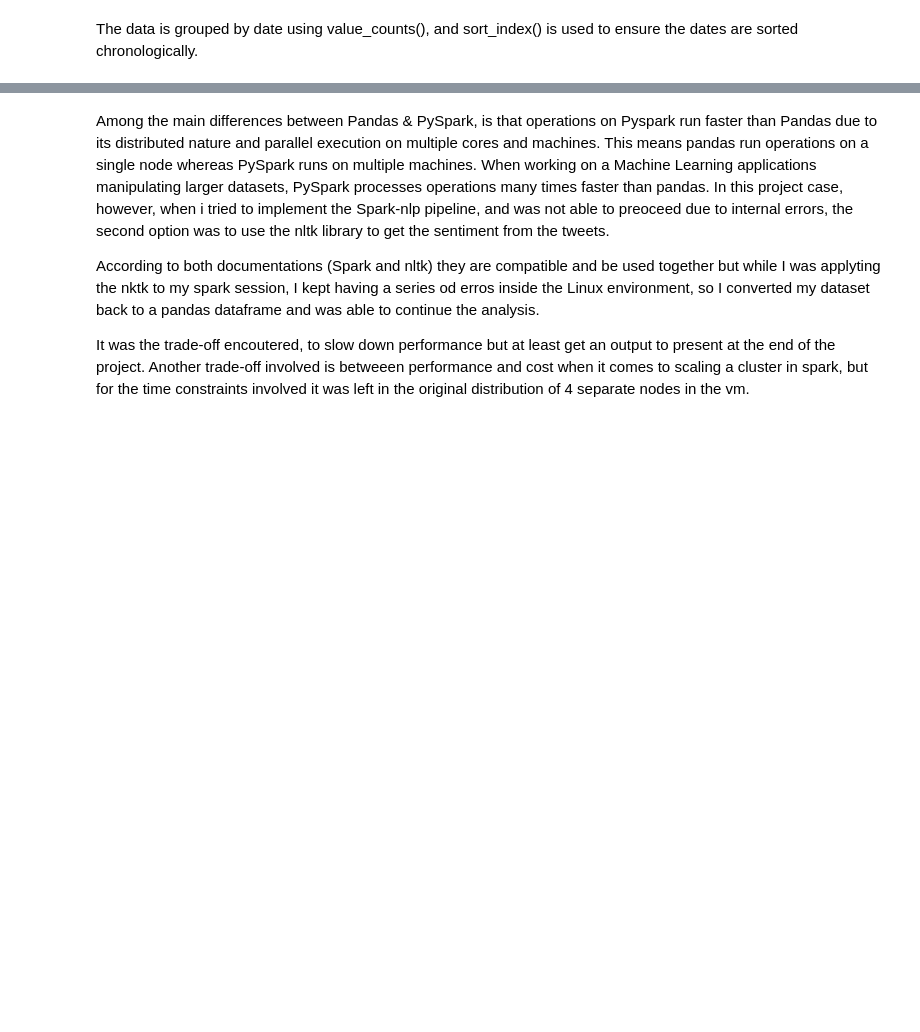
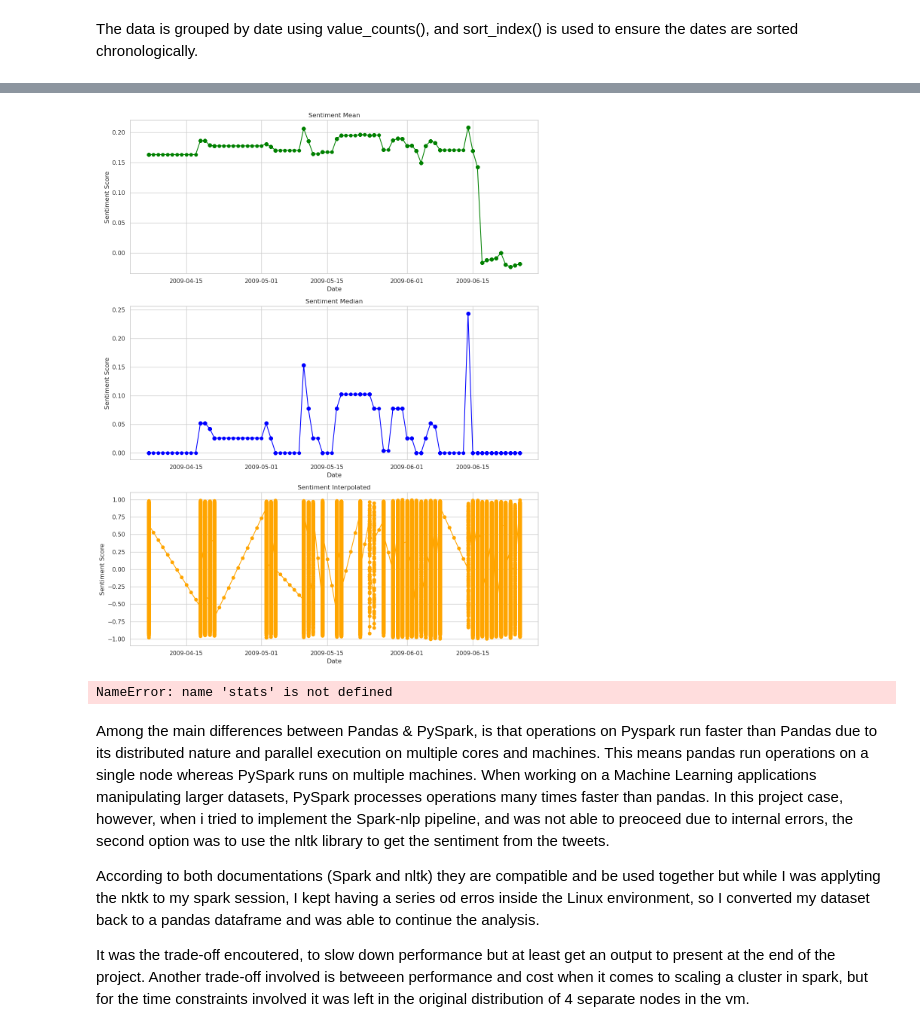
Before and after one commit to clarissa2020274/2020274_CA2, a Jupyter notebook: 2020274_CA2.ipynb, the cells around one changed output, grey strips where cells are left out. Saved outputs shown, nothing was run; the diff lists cells and outputs as text; code cells hidden in the pictures; blank space fills up the shorter version.

```diff
--- a/2020274_CA2.ipynb
+++ b/2020274_CA2.ipynb
@@ -669,11 +976,11 @@ print(pandas_df.info())
 # %%
+#create a copy of pandas_df extracting most important featueres for thies stage
+
+selected_cols = ['date_only','sentiment','sentiment_score']
+
+# Create a copy of the DataFrame with only selected columns
+new_df = pandas_df[selected_cols].copy()
 
 
-# Check for stationarity using Augmented Dickey-Fuller test
-def adf_test(series):
-    result = adfuller(series)
-    print('ADF Statistic:', result[0])
-    print('p-value:', result[1])
-    print('Critical Values:', result[4])
-
-adf_test(pandas_df['date_only'])
+#display the new dataframe:
+new_df.head()
@@ -705,3 +1329,38 @@ tweets_df.show(5,truncate=False)
+# %%
+# Create subplots for each sentiment inputation
+fig, axes = plt.subplots(3, 1, figsize=(12, 15))
+
+# Plot for Sentiment Mean
+axes[0].plot(merged_df1['date_only'], merged_df1['sentiment_mean'], marker='o', linestyle='-', color='green')
+axes[0].set_title('Sentiment Mean')
+axes[0].set_xlabel('Date')
+axes[0].set_ylabel('Sentiment Score')
+
+# Plot for Sentiment Median
+axes[1].plot(merged_df1['date_only'], merged_df1['sentiment_median'], marker='o', linestyle='-', color='blue')
+axes[1].set_title('Sentiment Median')
+axes[1].set_xlabel('Date')
+axes[1].set_ylabel('Sentiment Score')
+
+# Plot for Sentiment Interpolated
+axes[2].plot(merged_df1['date_only'], merged_df1['sentiment_interpolated'], marker='o', linestyle='-', color='orange')
+axes[2].set_title('Sentiment Interpolated')
+axes[2].set_xlabel('Date')
+axes[2].set_ylabel('Sentiment Score')
+
+# Adjust layout
+plt.tight_layout()
+plt.show()
+# %% [output]
+[figure, added]
+# %%
+
+# Shapiro-Wilk test for normality
+shapiro_stat, shapiro_pvalue = stats.shapiro(melted_df)
+print(f'Shapiro-Wilk test statistic: {shapiro_stat}')
+print(f'Shapiro-Wilk test p-value: {shapiro_pvalue}')
+# %% [output]
+NameError: name 'stats' is not defined
 # %%
 #!pip install vaderSentiment
 #error: externally-managed-environment
```
Also changed, not shown: parts of 73 cells of this notebook.
